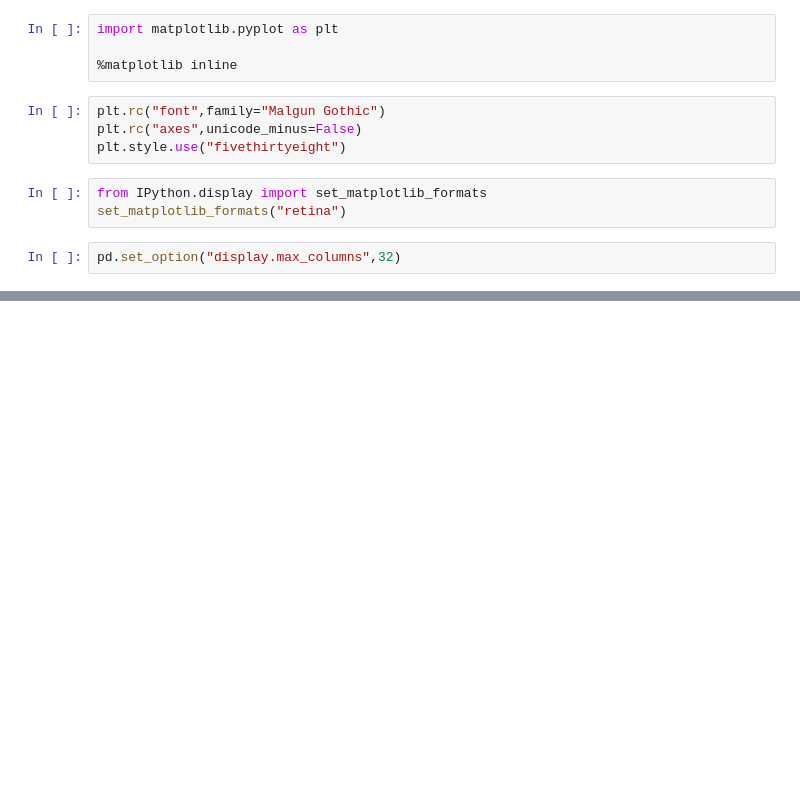
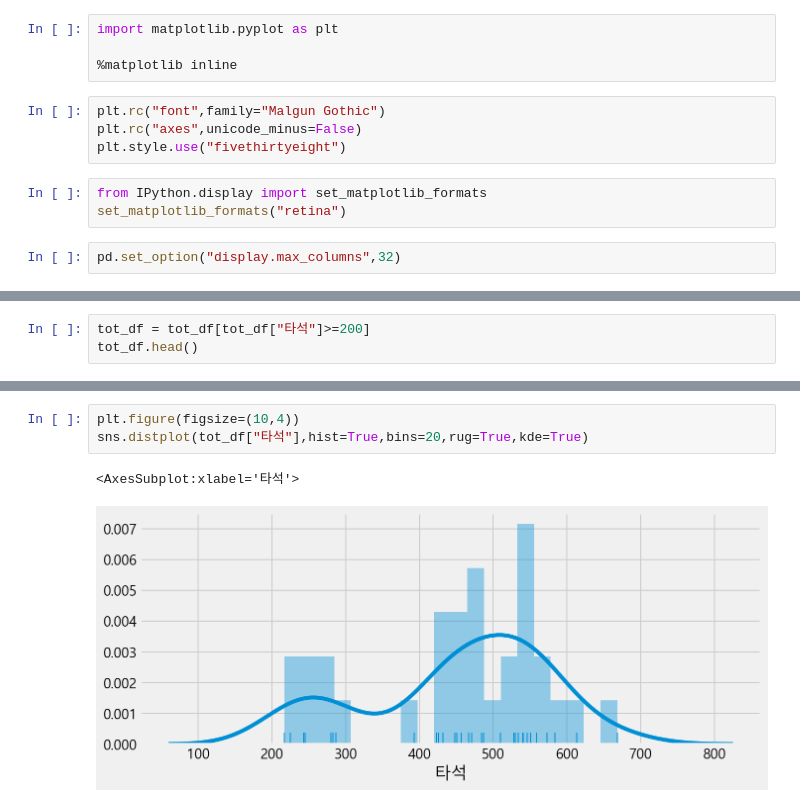
Before and after one commit to jeonprize/KBO-Analysis, a Jupyter notebook: 2020 SL.ipynb, the cells around one changed output, grey strips where cells are left out. Drawn from its saved outputs; the diff is of its cells as text; blank space fills up the shorter version.

```diff
--- a/2020 SL.ipynb
+++ b/2020 SL.ipynb
@@ -114,0 +191,3 @@ Name: WAR, dtype: float64
+# %%
+tot_df = tot_df[tot_df["타석"]>=200]
+tot_df.head()
@@ -114,0 +210,6 @@ Name: WAR, dtype: float64
+# %%
+plt.figure(figsize=(10,4))
+sns.distplot(tot_df["타석"],hist=True,bins=20,rug=True,kde=True)
+# %% [output]
+<AxesSubplot:xlabel='타석'>
+[figure, added]
```
Also changed, not shown: parts of 59 cells of this notebook.
